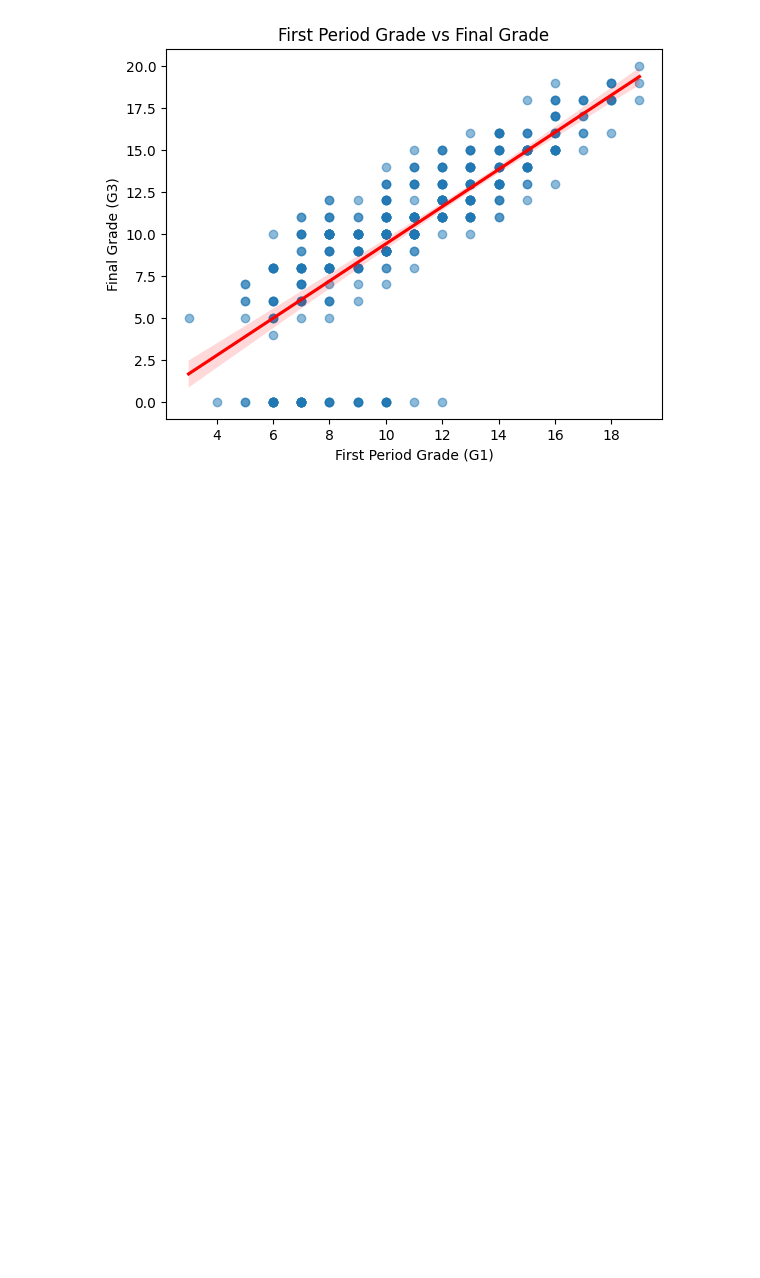
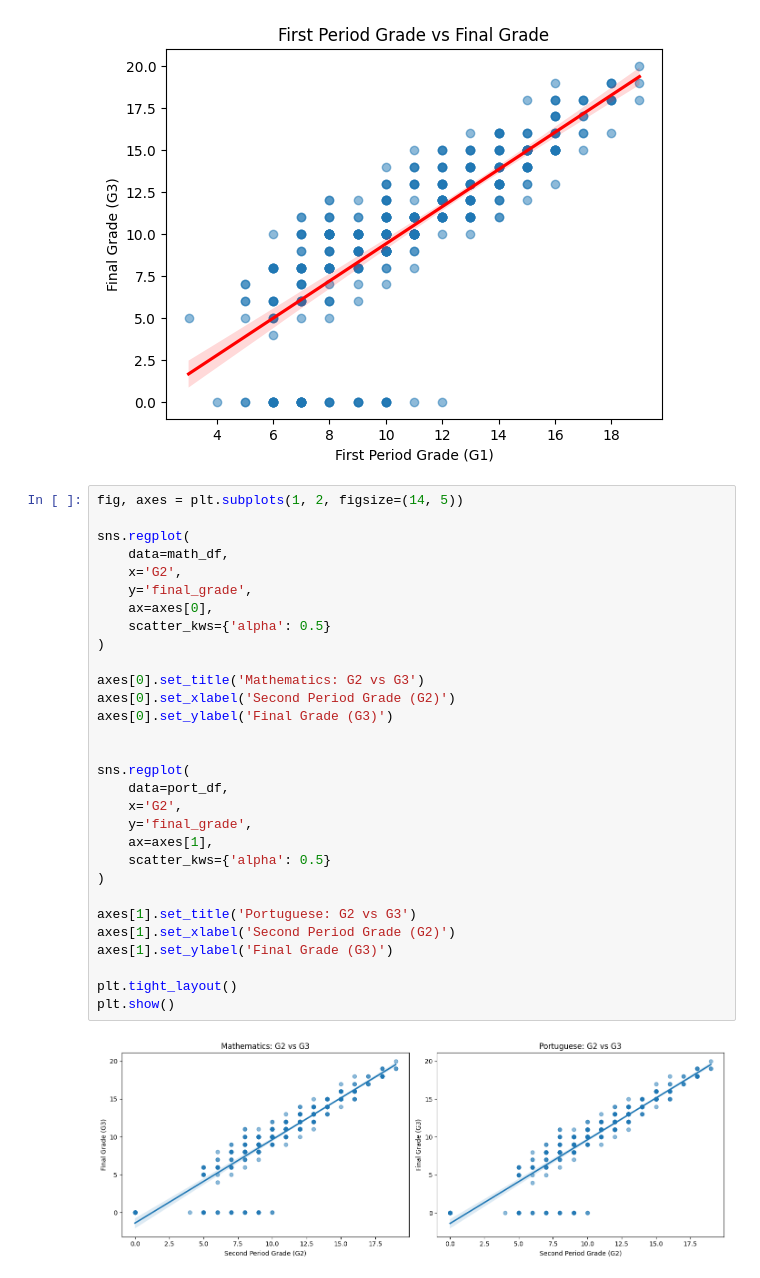
Before and after one commit to tingly-amua/Student-Performance-Analysis, a Jupyter notebook: EDA.ipynb, the cells around one changed output. Saved outputs shown, nothing was run; the diff lists cells and outputs as text; blank space fills up the shorter version.

Commit message:
use subplots

```diff
--- a/EDA.ipynb
+++ b/EDA.ipynb
@@ -533,3 +533,35 @@ plt.title('First Period Grade vs Final Grade')
 plt.show()
 # %% [output]
 [figure]
+# %%
+fig, axes = plt.subplots(1, 2, figsize=(14, 5))
+
+sns.regplot(
+    data=math_df,
+    x='G2',
+    y='final_grade',
+    ax=axes[0],
+    scatter_kws={'alpha': 0.5}
+)
+
+axes[0].set_title('Mathematics: G2 vs G3')
+axes[0].set_xlabel('Second Period Grade (G2)')
+axes[0].set_ylabel('Final Grade (G3)')
+
+
+sns.regplot(
+    data=port_df,
+    x='G2',
+    y='final_grade',
+    ax=axes[1],
+    scatter_kws={'alpha': 0.5}
+)
+
+axes[1].set_title('Portuguese: G2 vs G3')
+axes[1].set_xlabel('Second Period Grade (G2)')
+axes[1].set_ylabel('Final Grade (G3)')
+
+plt.tight_layout()
+plt.show()
+# %% [output]
+[figure, added]
```
Also changed, not shown: parts of 1 cell of this notebook.
